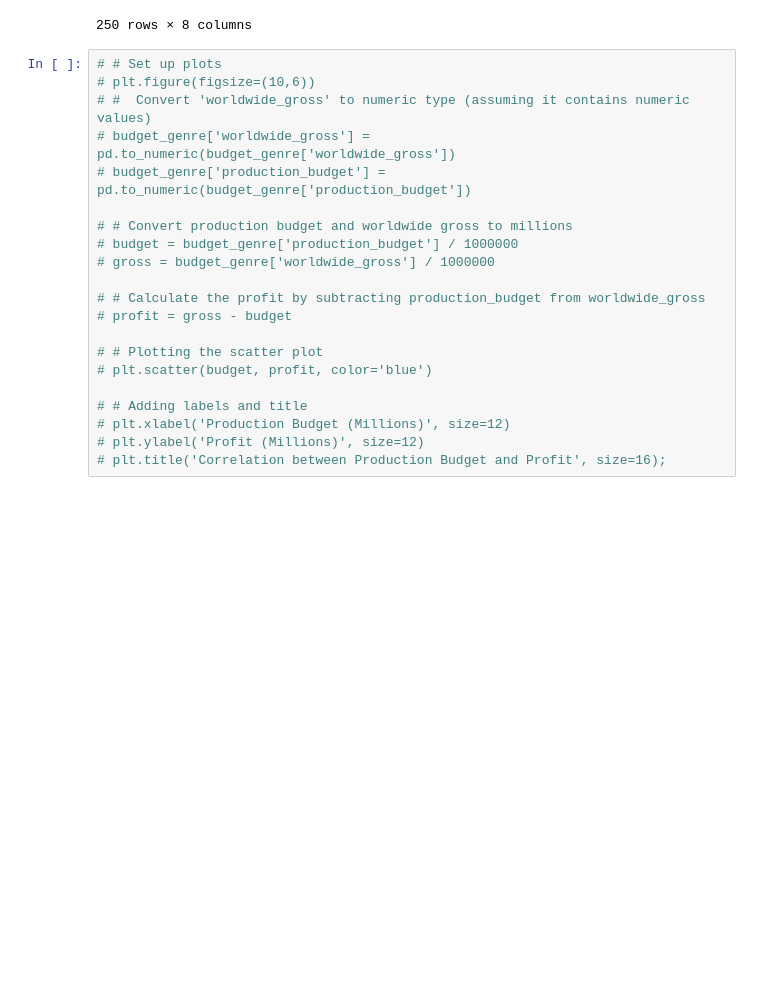
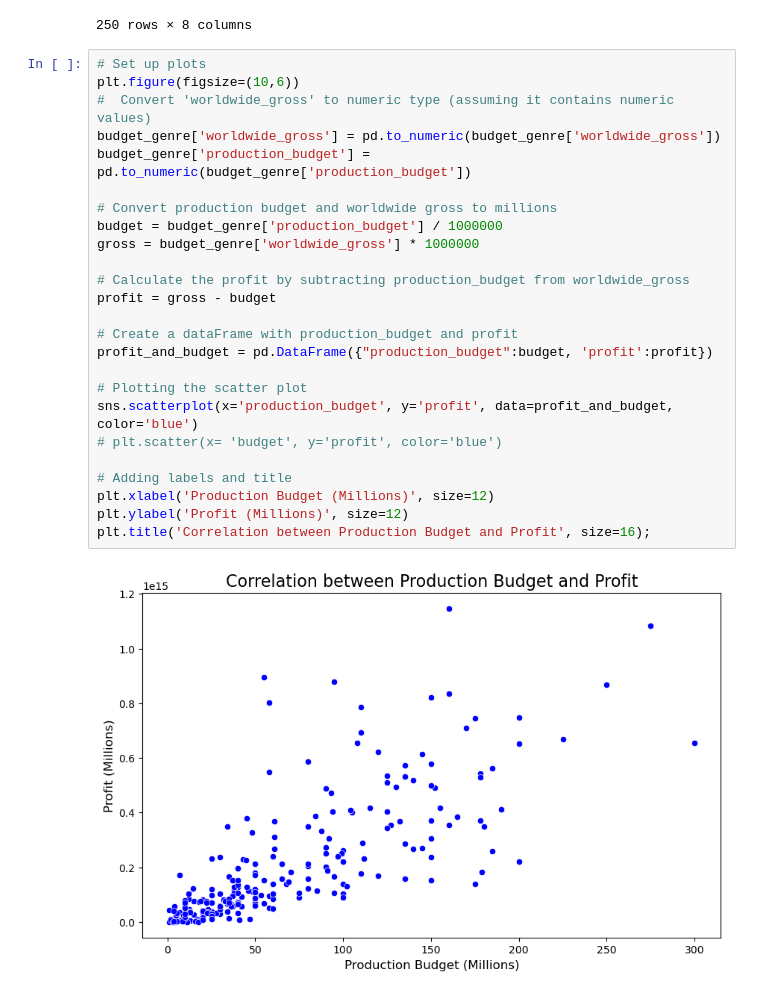
Before and after one commit to wanjikuciku/Phase-1-Project, a Jupyter notebook: project.ipynb, the cells around one changed output. Cells and saved outputs as stored; diff of their text form; blank space fills up the shorter version.

```diff
--- a/project.ipynb
+++ b/project.ipynb
@@ -934,23 +916,29 @@ budget_genre
 | 249 | Drama|Horror | 91 minutes | A24 | Hereditary | 35300000 | 2018 | 10000000 | 70133905 |
 250 rows × 8 columns
 # %%
-# # Set up plots
-# plt.figure(figsize=(10,6))
-# #  Convert 'worldwide_gross' to numeric type (assuming it contains numeric values)
-# budget_genre['worldwide_gross'] = pd.to_numeric(budget_genre['worldwide_gross'])
-# budget_genre['production_budget'] = pd.to_numeric(budget_genre['production_budget'])
+# Set up plots
+plt.figure(figsize=(10,6))
+#  Convert 'worldwide_gross' to numeric type (assuming it contains numeric values)
+budget_genre['worldwide_gross'] = pd.to_numeric(budget_genre['worldwide_gross'])
+budget_genre['production_budget'] = pd.to_numeric(budget_genre['production_budget'])
 
-# # Convert production budget and worldwide gross to millions
-# budget = budget_genre['production_budget'] / 1000000
-# gross = budget_genre['worldwide_gross'] / 1000000
+# Convert production budget and worldwide gross to millions
+budget = budget_genre['production_budget'] / 1000000
+gross = budget_genre['worldwide_gross'] * 1000000
 
-# # Calculate the profit by subtracting production_budget from worldwide_gross
-# profit = gross - budget
+# Calculate the profit by subtracting production_budget from worldwide_gross
+profit = gross - budget
 
-# # Plotting the scatter plot
-# plt.scatter(budget, profit, color='blue')
+# Create a dataFrame with production_budget and profit
+profit_and_budget = pd.DataFrame({"production_budget":budget, 'profit':profit})
 
-# # Adding labels and title
-# plt.xlabel('Production Budget (Millions)', size=12)
-# plt.ylabel('Profit (Millions)', size=12)
-# plt.title('Correlation between Production Budget and Profit', size=16);
+# Plotting the scatter plot
+sns.scatterplot(x='production_budget', y='profit', data=profit_and_budget, color='blue')
+# plt.scatter(x= 'budget', y='profit', color='blue')
+
+# Adding labels and title
+plt.xlabel('Production Budget (Millions)', size=12)
+plt.ylabel('Profit (Millions)', size=12)
+plt.title('Correlation between Production Budget and Profit', size=16);
+# %% [output]
+[figure, added]
```
Also changed, not shown: parts of 12 cells of this notebook.
